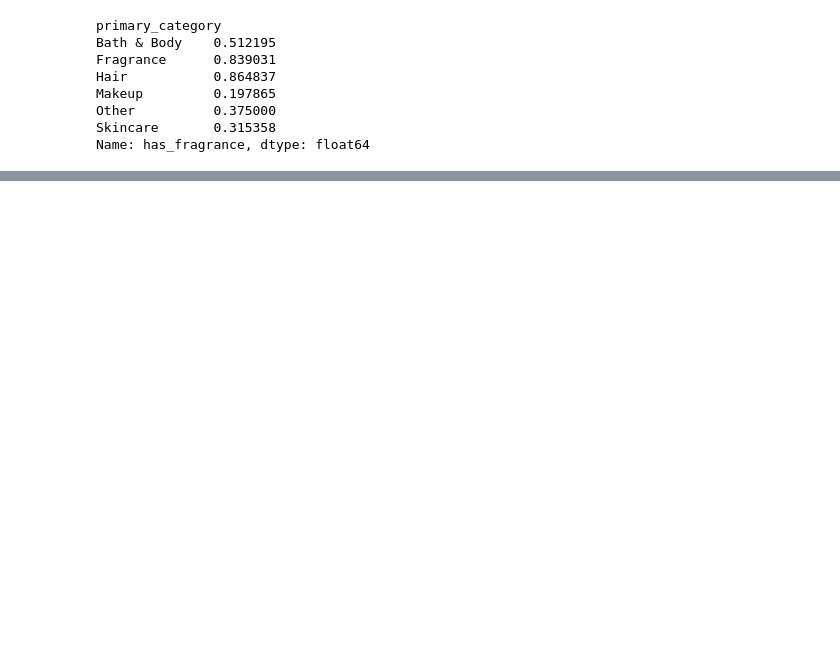
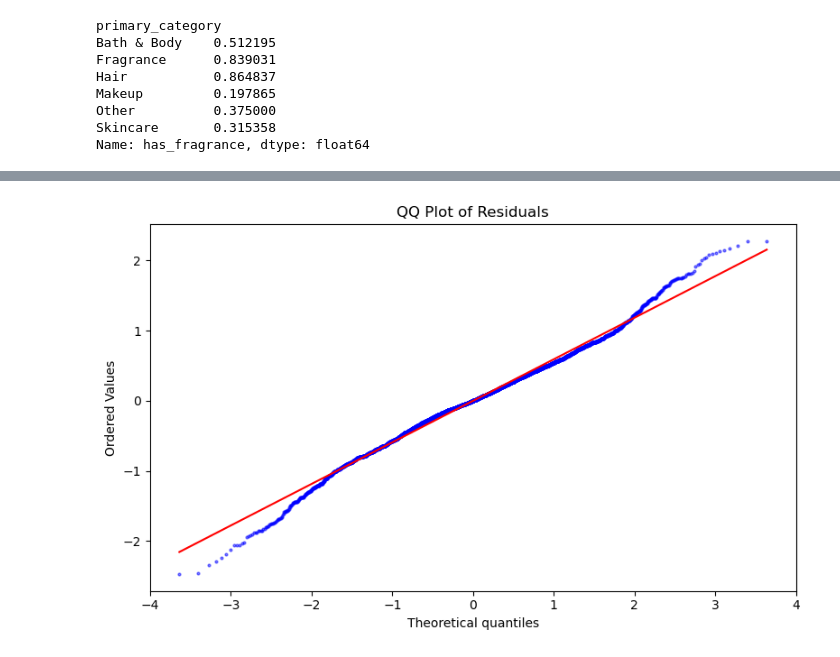
Before and after one commit to DonjhaiH/230A_final_project, a Jupyter notebook: code/full_model.ipynb, the cells around one changed output, grey strips where cells are left out. Cells and saved outputs as stored; diff of their text form; code cells hidden in the pictures; blank space fills up the shorter version.

```diff
--- a/code/full_model.ipynb
+++ b/code/full_model.ipynb
@@ -451,0 +685,10 @@ new_products.to_csv("../data/new_products.csv")
+# %%
+fig, ax = plt.subplots(figsize=(8, 5))
+stats.probplot(m4.resid, dist="norm", plot=ax)
+ax.get_lines()[0].set(color='blue', markersize=2, alpha=0.5)
+ax.get_lines()[1].set(color='red')
+ax.set_title("QQ Plot of Residuals")
+plt.tight_layout()
+plt.show()
+# %% [output]
+[figure, added]
```
Also changed, not shown: parts of 16 cells of this notebook.
